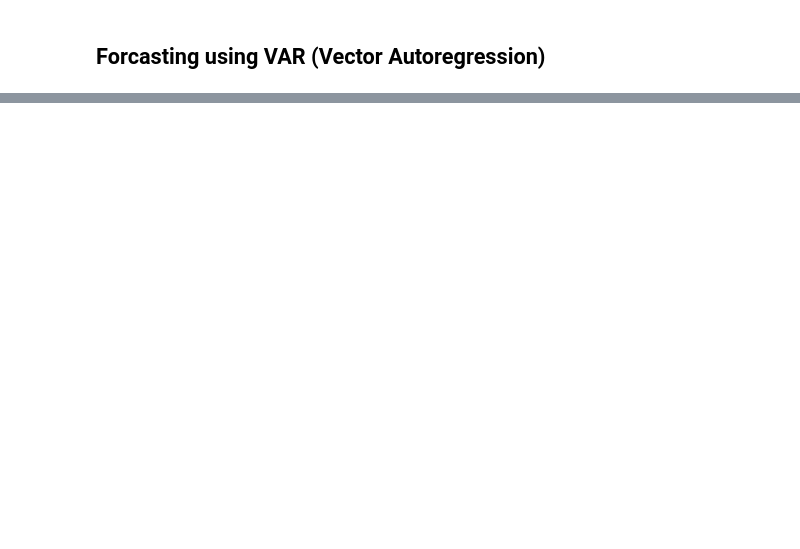
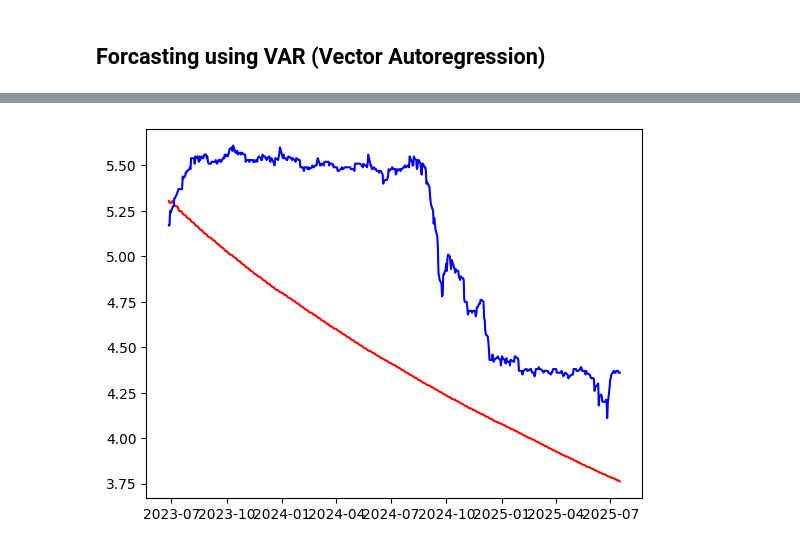
Before and after one commit to minghongchen/yield-curve-model, a Jupyter notebook: Yield_Curve_Forecast_VAR.ipynb, the cells around one changed output, grey strips where cells are left out. Cells and saved outputs as stored; diff of their text form; code cells hidden in the pictures; blank space fills up the shorter version.

Commit message:
Add forecast vs real plot

```diff
--- a/Yield_Curve_Forecast_VAR.ipynb
+++ b/Yield_Curve_Forecast_VAR.ipynb
@@ -158,0 +160,7 @@ np.float64(2.559406816344832)
+# %%
+# Plot the forecasted vs actual 1-month yield
+plt.plot(yield_fore['1MO'], color='red')
+plt.plot(df_test['1MO'], color='blue')
+plt.show()
+# %% [output]
+[figure, added]
```
Also changed, not shown: parts of 4 cells of this notebook.
